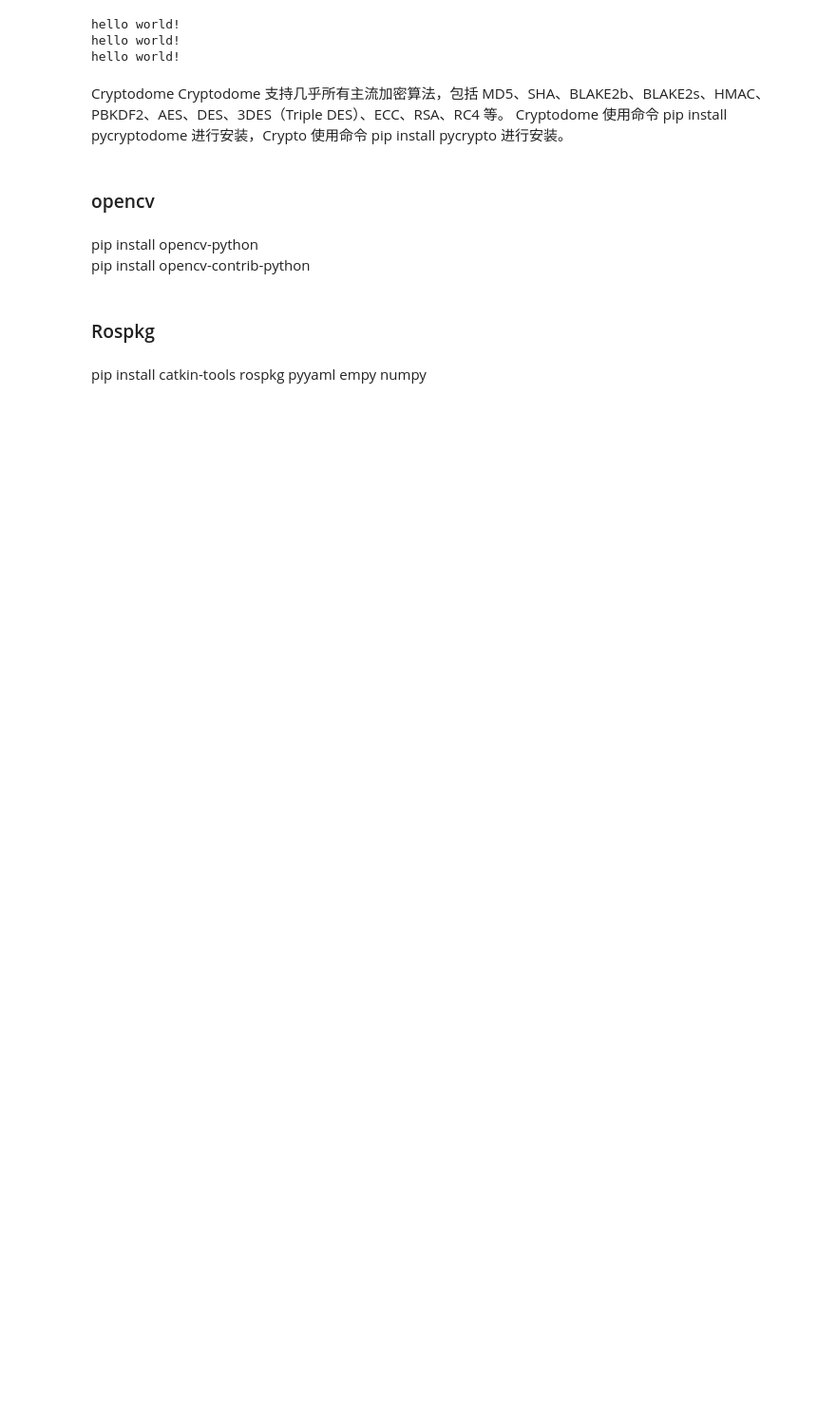
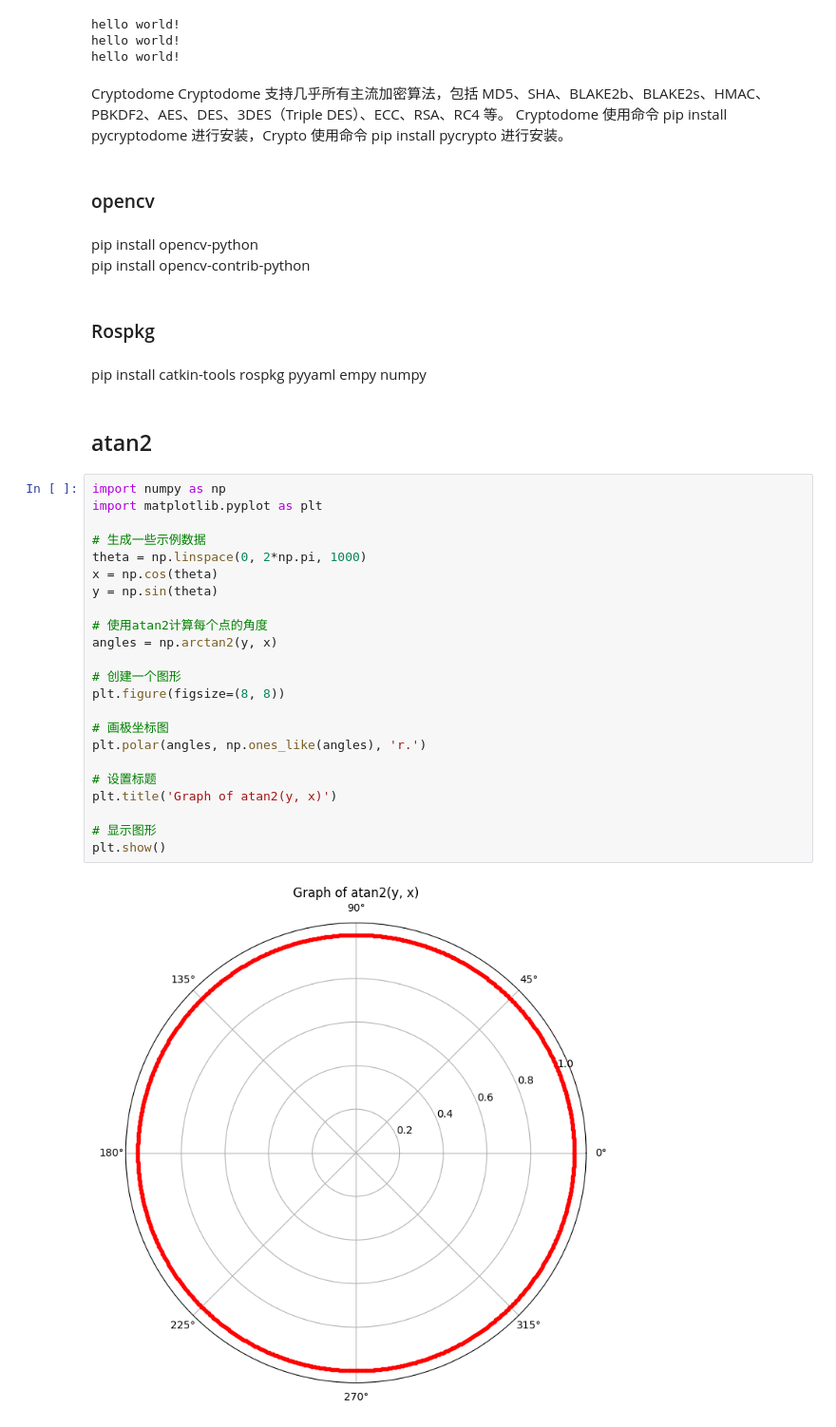
Before and after one commit to haohaoalt/python_learning, a Jupyter notebook: python_module/python_module.ipynb, the cells around one changed output. Shown at 95% size. Saved outputs shown, nothing was run; the diff lists cells and outputs as text; blank space fills up the shorter version.

```diff
--- a/python_module/python_module.ipynb
+++ b/python_module/python_module.ipynb
@@ -199,3 +199,30 @@ pip install opencv-contrib-python
 ### Rospkg
 # %% [markdown]
 pip install catkin-tools rospkg pyyaml empy numpy
+# %% [markdown]
+## atan2
+# %%
+import numpy as np
+import matplotlib.pyplot as plt
+
+# 生成一些示例数据
+theta = np.linspace(0, 2*np.pi, 1000)
+x = np.cos(theta)
+y = np.sin(theta)
+
+# 使用atan2计算每个点的角度
+angles = np.arctan2(y, x)
+
+# 创建一个图形
+plt.figure(figsize=(8, 8))
+
+# 画极坐标图
+plt.polar(angles, np.ones_like(angles), 'r.')
+
+# 设置标题
+plt.title('Graph of atan2(y, x)')
+
+# 显示图形
+plt.show()
+# %% [output]
+[figure, added]
```
